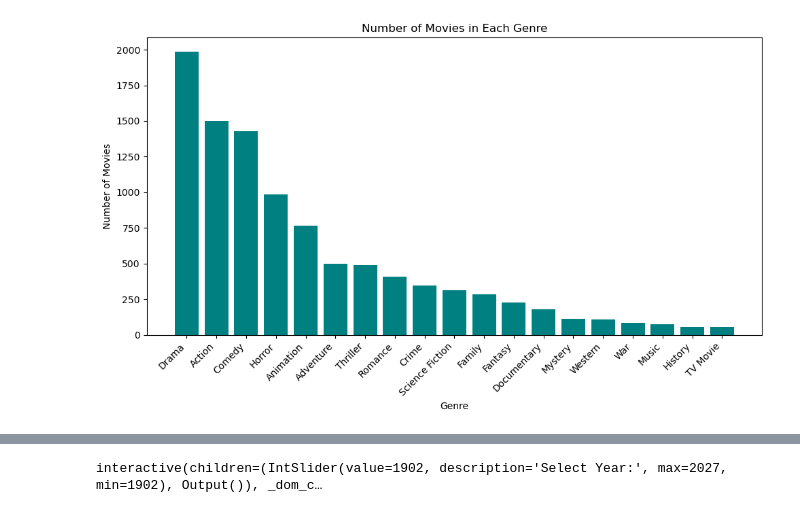
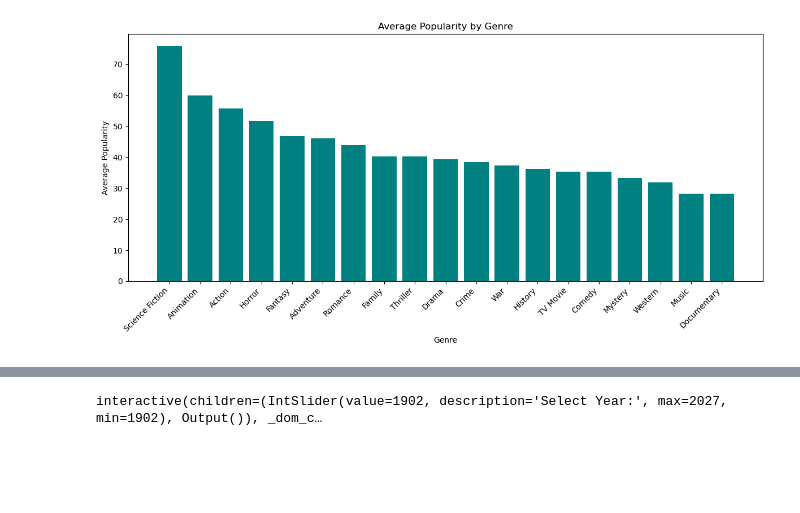
Before and after one commit to laurenscarzella/my-api, a Jupyter notebook: steps.ipynb, the cells around one changed output, grey strips where cells are left out. Cells and saved outputs as stored; diff of their text form; code cells hidden in the pictures; blank space fills up the shorter version.

```diff
--- a/steps.ipynb
+++ b/steps.ipynb
@@ -39,8 +5,0 @@ plt.show()
-# %%
-df['release_year'] = pd.to_datetime(df['release_date']).dt.year
-popularity_trend = df.groupby('release_year')['vote_average'].mean()
-popularity_trend.plot(kind='line', marker='o', color='teal')
-plt.title("Average Vote Average Over Time")
-plt.xlabel("Release Year")
-plt.ylabel("Average Vote Average")
-plt.show()
@@ -59,12 +56,14 @@ plt.show()
 # %%
-counts = df['primary_genre'].value_counts()
-plt.figure(figsize=(10, 6))
-plt.bar(counts.index, counts.values, color='teal')
+# non-interactive plot of average popularity by genre
+import matplotlib.pyplot as plt
+genre_pop_avg = df.groupby('primary_genre')['popularity'].mean().sort_values(ascending=False)
+plt.figure(figsize=(12, 6))
+plt.bar(genre_pop_avg.index, genre_pop_avg.values, color='teal')
 plt.xlabel('Genre')
-plt.ylabel('Number of Movies')
-plt.title('Number of Movies in Each Genre')
+plt.ylabel('Average Popularity')
+plt.title('Average Popularity by Genre')
 plt.xticks(rotation=45, ha='right')
 plt.tight_layout()
 plt.show()
 # %% [output]
-[figure, old version]
+[figure, new version]
```
Also changed, not shown: parts of 15 cells of this notebook.
